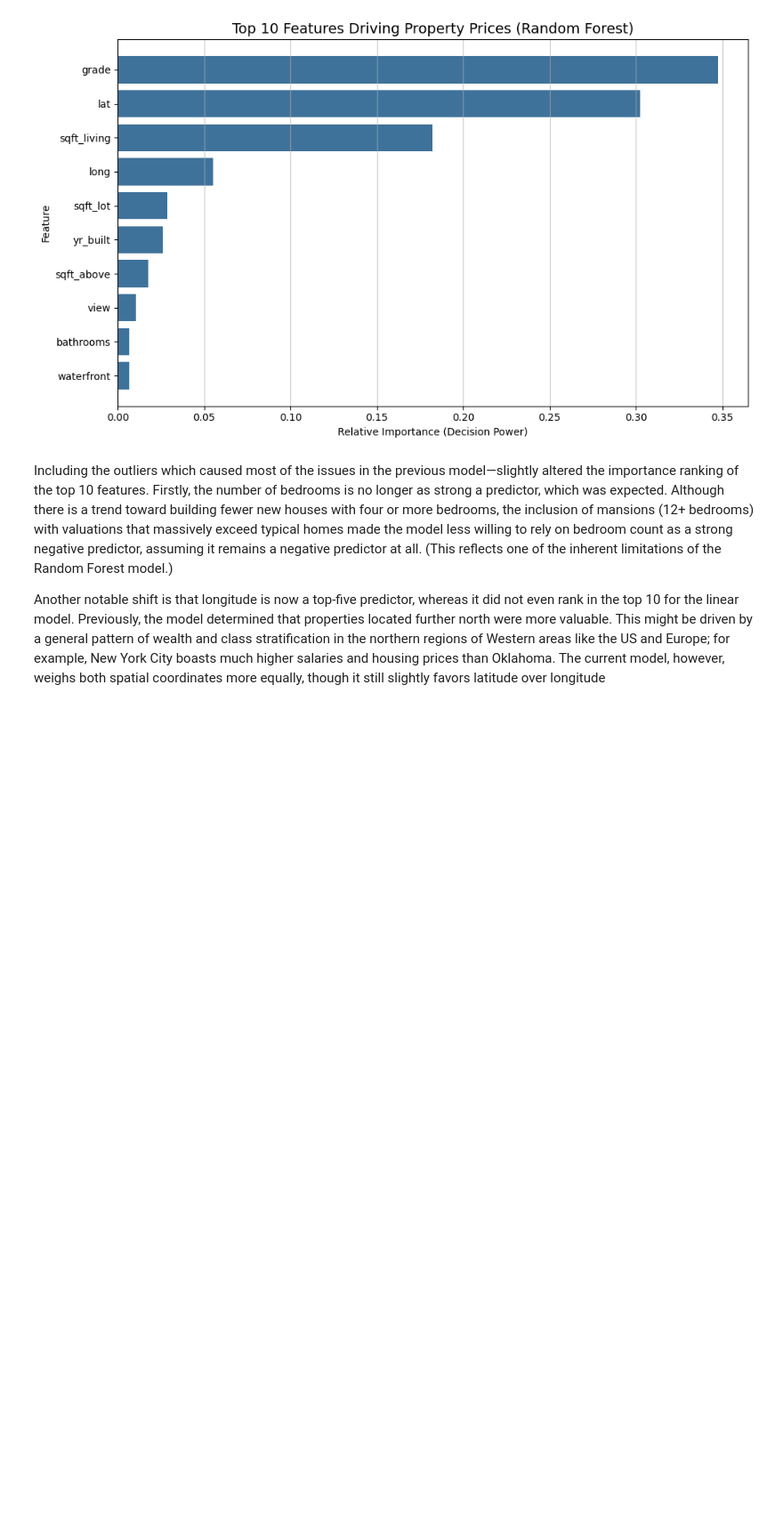
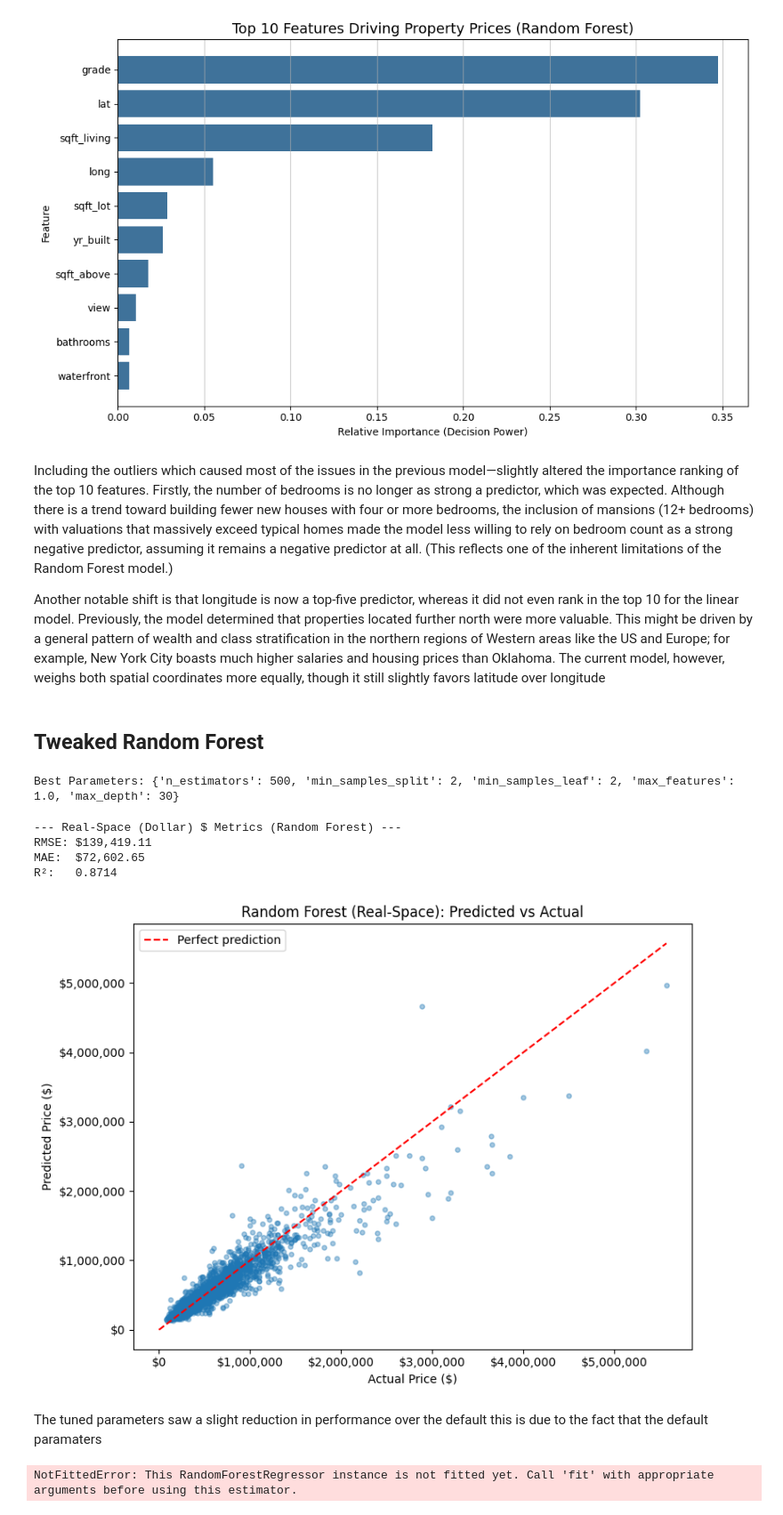
Before and after one commit to FishyFoshy/COMP3608-Project, a Jupyter notebook: Dataset_3.ipynb, the cells around one changed output. Shown at 89% size. Saved outputs shown, nothing was run; the diff lists cells and outputs as text; code cells hidden in the pictures; blank space fills up the shorter version.

```diff
--- a/Dataset_3.ipynb
+++ b/Dataset_3.ipynb
@@ -491,50 +493,95 @@ plt.show()
 Including the outliers which caused most of the issues in the previous model—slightly altered the importance ranking of the top 10 features. Firstly, the number of bedrooms is no longer as strong a predictor, which was expected. Although there is a trend toward building fewer new houses with four or more bedrooms, the inclusion of mansions (12+ bedrooms) with valuations that massively exceed typical homes made the model less willing to rely on bedroom count as a strong negative predictor, assuming it remains a negative predictor at all. (This reflects one of the inherent limitations of the Random Forest model.)
 
 Another notable shift is that longitude is now a top-five predictor, whereas it did not even rank in the top 10 for the linear model. Previously, the model determined that properties located further north were more valuable. This might be driven by a general pattern of wealth and class stratification in the northern regions of Western areas like the US and Europe; for example, New York City boasts much higher salaries and housing prices than Oklahoma. The current model, however, weighs both spatial coordinates more equally, though it still slightly favors latitude over longitude
+# %% [markdown]
+## Tweaked Random Forest
 # %%
 from sklearn.model_selection import RandomizedSearchCV
+from sklearn.ensemble import RandomForestRegressor
+import numpy as np
 
-# Define the parameter grid
+# Lock the random state on the base model so results don't fluctuate purely by chance
+rf_model = RandomForestRegressor(random_state=42)
+
+# Ensure the absolute default parameters are heavily represented or nearby
 param_distributions = {
-    'n_estimators': [100, 200, 500],
-    'max_depth': [10, 20, 30, None],
+    'n_estimators': [100, 300, 500],
+    'max_depth': [20, 30, 50, None],
     'max_features': ['sqrt', 'log2', 1.0],
     'min_samples_split': [2, 5, 10],
     'min_samples_leaf': [1, 2, 4]
 }
 
-# Run the random search
 rf_random = RandomizedSearchCV(
     estimator=rf_model,
     param_distributions=param_distributions,
-    n_iter=50,
+    n_iter=100,
     cv=5,
     scoring='neg_mean_squared_error',
-    n_jobs=-1
+    n_jobs=-1,
+    random_state=42
 )
 
-#Constructing and Logging Predictions
+# Fit and extract
 rf_random.fit(x_train, y_train)
+print("Best Parameters:", rf_random.best_params_)
+
 rf_predictions = rf_random.predict(x_test)
 y_test_real = np.expm1(y_test)
 rf_predictions_real = np.expm1(rf_predictions)
-
-#Printing Values
-print("--- Real-Space (Dollar) $ Metrics (Random Forest) ---")
-print(f"RMSE: ${metrics.root_mean_squared_error(y_test_real, rf_predictions_real):,.2f}")
-print(f"MAE:  ${metrics.mean_absolute_error(y_test_real, rf_predictions_real):,.2f}")
-print(f"R²:   {metrics.r2_score(y_test_real, rf_predictions_real):.4f}\n")
+# %% [output]
+Best Parameters: {'n_estimators': 500, 'min_samples_split': 2, 'min_samples_leaf': 2, 'max_features': 1.0, 'max_depth': 30}
+# %%
+#Printing Values
+print("--- Real-Space (Dollar) $ Metrics (Random Forest) ---")
+print(f"RMSE: ${metrics.root_mean_squared_error(y_test_real, rf_predictions_real):,.2f}")
+print(f"MAE:  ${metrics.mean_absolute_error(y_test_real, rf_predictions_real):,.2f}")
+print(f"R²:   {metrics.r2_score(y_test_real, rf_predictions_real):.4f}\n")
+# %% [output]
+--- Real-Space (Dollar) $ Metrics (Random Forest) ---
+RMSE: $139,419.11
+MAE:  $72,602.65
+R²:   0.8714
 # %%
-#Real-Space Graph
-ax2.scatter(y_test_real, rf_predictions_real, alpha=0.4, s=15,)
+#Graph for tuned RF
+fig, ax2 = plt.subplots(figsize=(8, 6))
+ax2.scatter(y_test_real, rf_predictions_real, alpha=0.4, s=15)
 max_val_real = max(y_test_real.max(), rf_predictions_real.max())
 ax2.plot([0, max_val_real], [0, max_val_real], 'r--', label='Perfect prediction')
 ax2.set_xlabel('Actual Price ($)')
 ax2.set_ylabel('Predicted Price ($)')
 ax2.set_title('Random Forest (Real-Space): Predicted vs Actual')
 ax2.legend()
 formatter = ticker.StrMethodFormatter('${x:,.0f}')
 ax2.xaxis.set_major_formatter(formatter)
 ax2.yaxis.set_major_formatter(formatter)
+
 plt.tight_layout()
 plt.show()
+# %% [output]
+[figure, added]
+# %% [markdown]
+The tuned parameters saw a slight reduction in performance over the default this is due to the fact that the default paramaters
+# %%
+#Extract the feature importances from the Random Forest model
+importances = rf_model.feature_importances_
+feature_names = x_train.columns
+feature_df = pd.DataFrame({
+    'Feature': feature_names,
+    'Importance': importances
+})
+
+#Sorting By importance
+top_10_features = feature_df.sort_values(by='Importance', ascending=True).tail(10)
+
+#Plotting Graph
+plt.figure(figsize=(10, 6))
+plt.barh(top_10_features['Feature'], top_10_features['Importance'], color='#3f729a')
+plt.xlabel('Relative Importance (Decision Power)')
+plt.ylabel('Feature')
+plt.title('Top 10 Features Driving Property Prices (Random Forest)', fontsize=14)
+plt.grid(axis='x', linestyle='-', alpha=0.7)
+plt.tight_layout()
+plt.show()
+# %% [output]
+NotFittedError: This RandomForestRegressor instance is not fitted yet. Call 'fit' with appropriate arguments before using this estimator.
```
Also changed, not shown: parts of 1 cell of this notebook.
